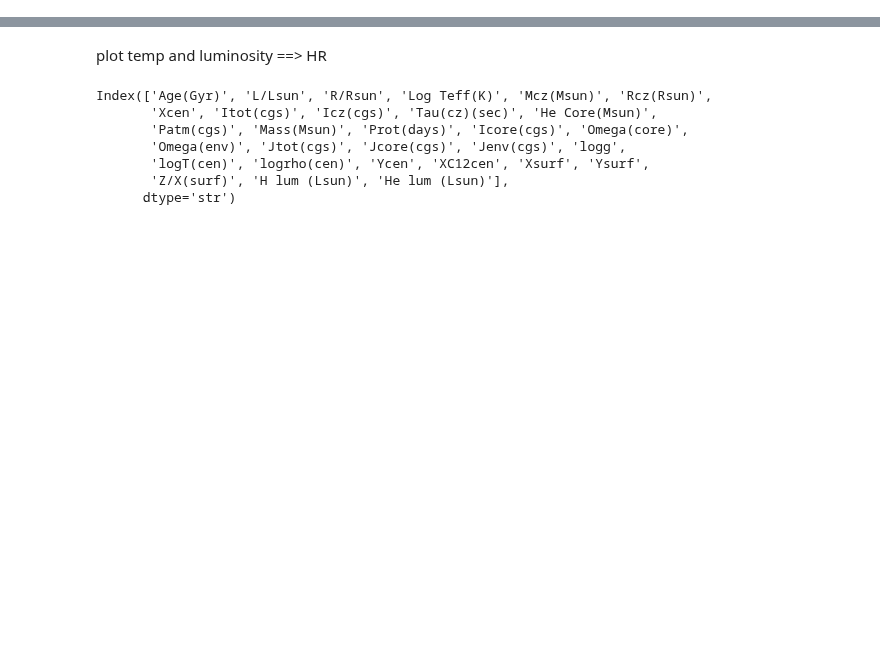
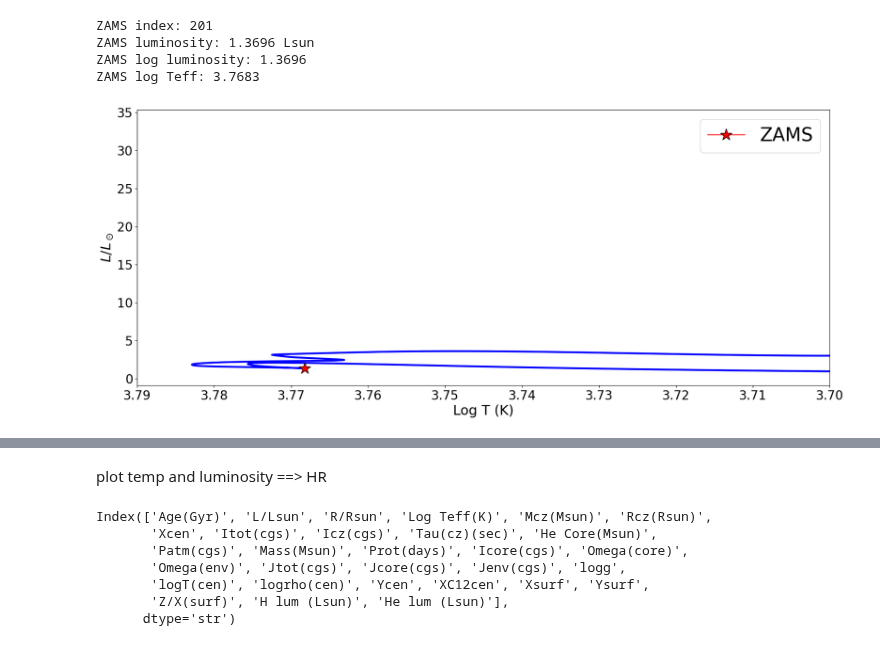
Before and after one commit to SilencePhyxion/KOI6194, a Jupyter notebook: code/stars.ipynb, the cells around one changed output, grey strips where cells are left out. Saved outputs shown, nothing was run; the diff lists cells and outputs as text; code cells hidden in the pictures; blank space fills up the shorter version.

```diff
--- a/code/stars.ipynb
+++ b/code/stars.ipynb
@@ -58,0 +62,45 @@ plt.legend(loc='upper right', fontsize=30)
+# %%
+track = grid.get_track((1.2295, 0.36, 0))
+
+temp = track['Log Teff(K)']
+lum = track['L/Lsun']
+
+temp_mask = (temp < 3.79) & (temp > 3.76)
+
+zams_index = lum[temp_mask].idxmin()
+
+zams_L = lum.loc[zams_index]
+zams_logL = zams_L
+zams_Teff = temp.loc[zams_index]
+
+print(f"ZAMS index: {zams_index}")
+print(f"ZAMS luminosity: {zams_L:.4f} Lsun")
+print(f"ZAMS log luminosity: {zams_logL:.4f}")
+print(f"ZAMS log Teff: {zams_Teff:.4f}")
+
+plt.figure(figsize=(20, 8))
+
+plt.plot(temp, lum, 'b', lw=3)
+
+plt.plot(
+    temp.loc[zams_index],
+    lum.loc[zams_index],
+    'r',
+    marker='*',
+    markeredgecolor='k',
+    markersize=20,
+    label='ZAMS'
+)
+
+plt.xlabel("Log T (K)", fontsize=22)
+plt.ylabel(r"$L/L_\odot$", fontsize=22)
+plt.xlim(3.79, 3.7)
+plt.tick_params(axis='both', which='major', labelsize=20)
+plt.legend(loc='upper right', fontsize=30)
+plt.show()
+# %% [output]
+ZAMS index: 201
+ZAMS luminosity: 1.3696 Lsun
+ZAMS log luminosity: 1.3696
+ZAMS log Teff: 3.7683
+[figure, added]
```
Also changed, not shown: parts of 3 cells of this notebook, 5 other files.
